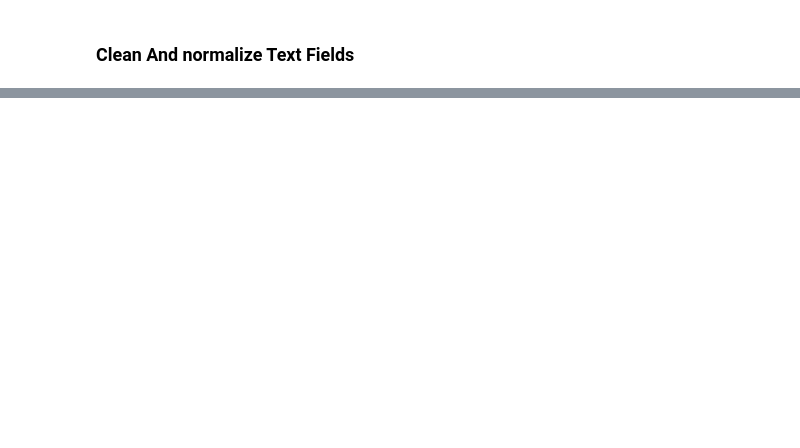
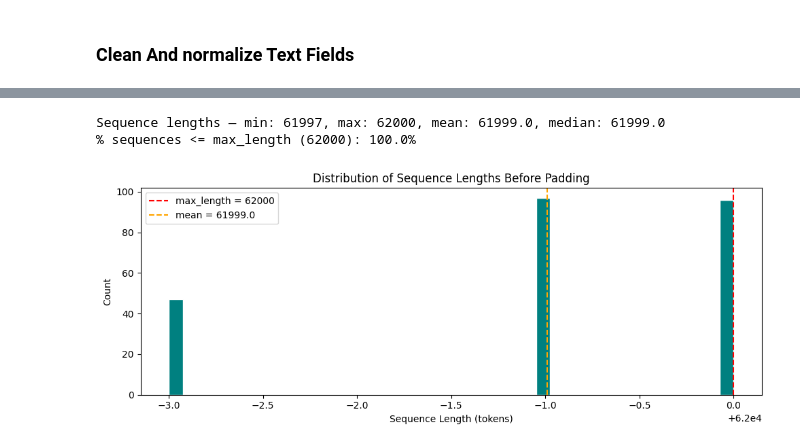
Before and after one commit to Raed108/NLP-Project, a Jupyter notebook: ms1_analysis.ipynb, the cells around one changed output, grey strips where cells are left out. Saved outputs shown, nothing was run; the diff lists cells and outputs as text; code cells hidden in the pictures; blank space fills up the shorter version.

```diff
--- a/ms1_analysis.ipynb
+++ b/ms1_analysis.ipynb
@@ -276,0 +393,12 @@ with open(file_path, encoding="utf-8") as file:
+# %%
+# # Padding
+trunc_type='post'
+padding_type='post'
+max_length=62000
+
+train_padded = pad_sequences(
+    train_sequences,
+    maxlen=max_length,
+    padding=padding_type,
+    truncating=trunc_type
+)
@@ -276,0 +433,26 @@ with open(file_path, encoding="utf-8") as file:
+# %%
+import numpy as np
+
+# --- 3. Sequence length distribution (before padding) ---
+seq_lengths = [len(s) for s in train_sequences]
+
+print(f"Sequence lengths — min: {min(seq_lengths)}, max: {max(seq_lengths)}, "
+      f"mean: {np.mean(seq_lengths):.1f}, median: {np.median(seq_lengths):.1f}")
+print(f"% sequences <= max_length ({max_length}): "
+      f"{100 * np.mean(np.array(seq_lengths) <= max_length):.1f}%")
+
+fig, ax = plt.subplots(figsize=(10, 4))
+ax.hist(seq_lengths, bins=40, color='teal', edgecolor='white')
+ax.axvline(max_length, color='red', linestyle='--', label=f'max_length = {max_length}')
+ax.axvline(np.mean(seq_lengths), color='orange', linestyle='--',
+           label=f'mean = {np.mean(seq_lengths):.1f}')
+ax.set_xlabel('Sequence Length (tokens)')
+ax.set_ylabel('Count')
+ax.set_title('Distribution of Sequence Lengths Before Padding')
+ax.legend()
+plt.tight_layout()
+plt.show()
+# %% [output]
+Sequence lengths — min: 61997, max: 62000, mean: 61999.0, median: 61999.0
+% sequences <= max_length (62000): 100.0%
+[figure, added]
```
Also changed, not shown: parts of 24 cells of this notebook.
